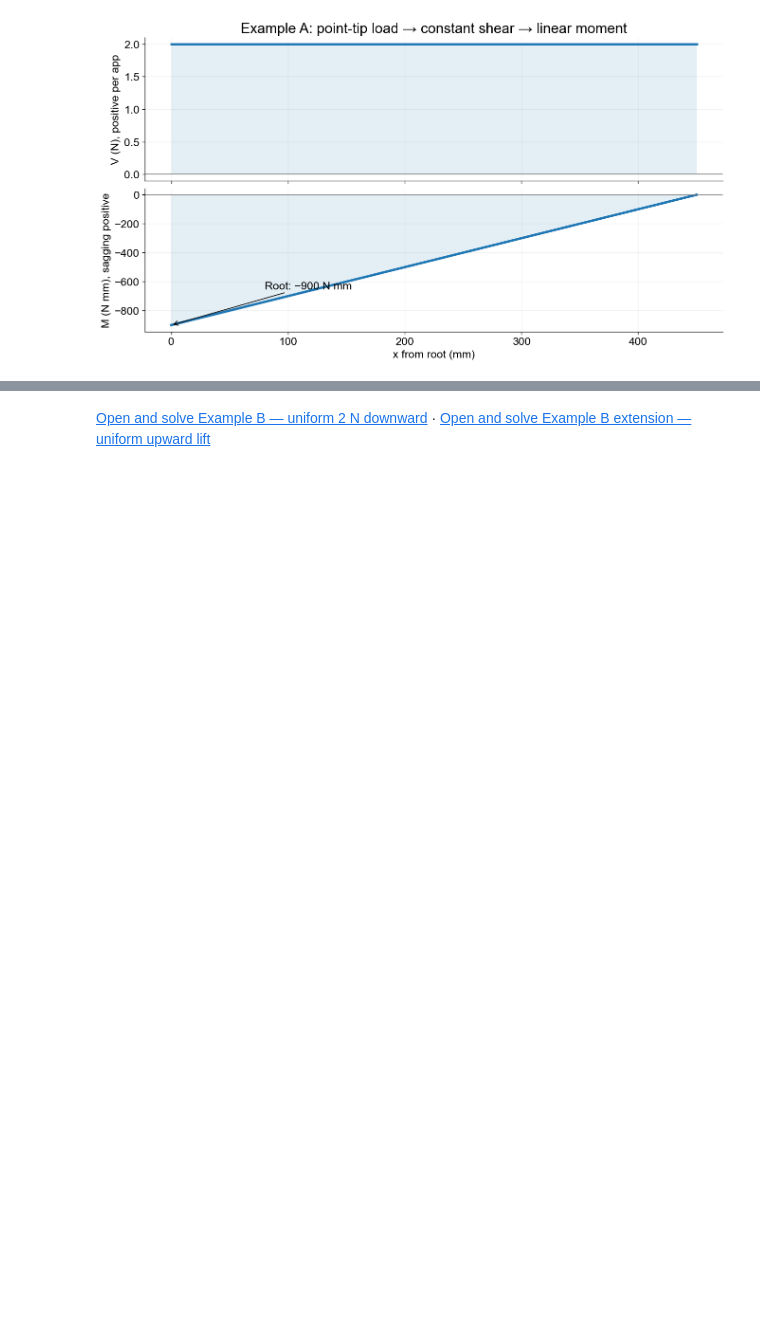
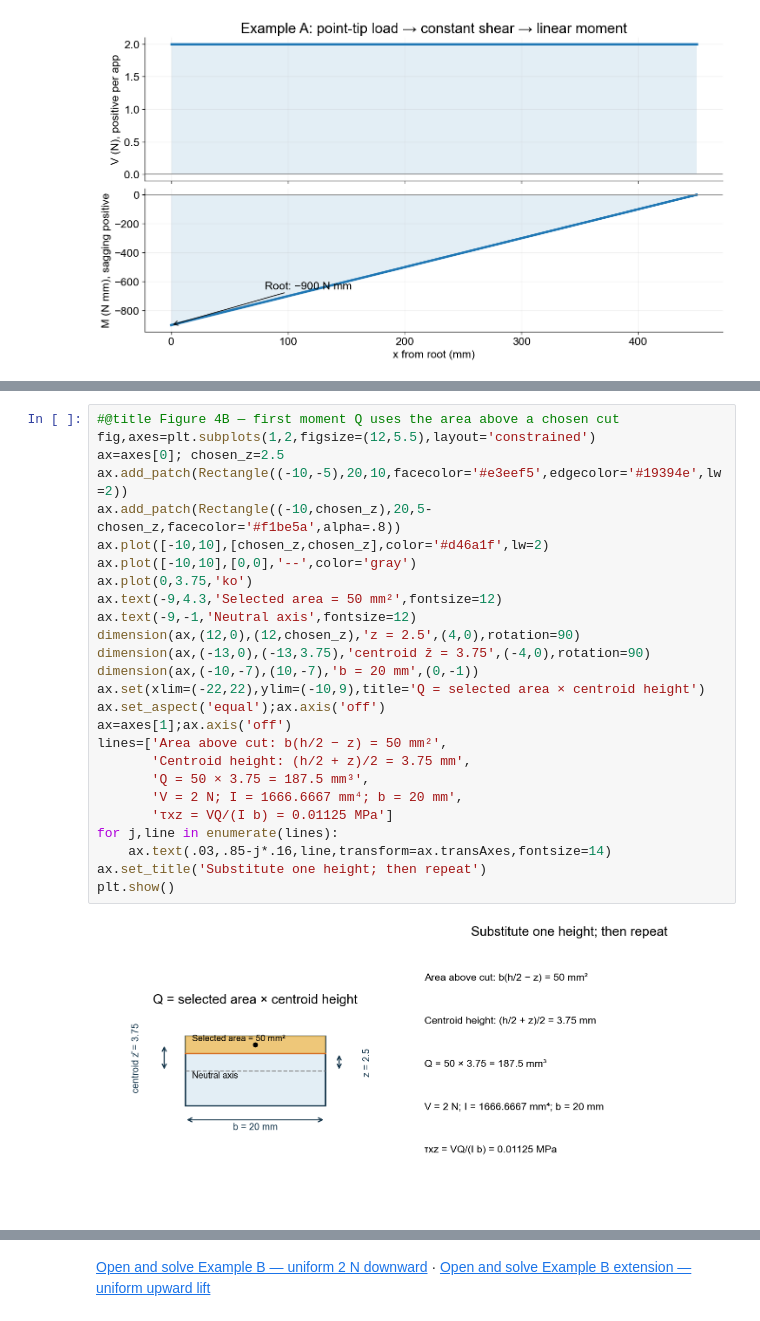
Before and after one commit to Ehsan-Roohi/Aerospace-Structures, a Jupyter notebook: notebooks/MIE446_Lecture_03_Beam_Reactions_Stress_and_Deflection.ipynb, the cells around one changed output, grey strips where cells are left out. Drawn from its saved outputs; the diff is of its cells as text; blank space fills up the shorter version.

```diff
--- a/notebooks/MIE446_Lecture_03_Beam_Reactions_Stress_and_Deflection.ipynb
+++ b/notebooks/MIE446_Lecture_03_Beam_Reactions_Stress_and_Deflection.ipynb
@@ -240,0 +338,28 @@ The tip slope is 0.06075 rad (about 3.48°). The predicted deflection is about 4
+# %%
+#@title Figure 4B — first moment Q uses the area above a chosen cut
+fig,axes=plt.subplots(1,2,figsize=(12,5.5),layout='constrained')
+ax=axes[0]; chosen_z=2.5
+ax.add_patch(Rectangle((-10,-5),20,10,facecolor='#e3eef5',edgecolor='#19394e',lw=2))
+ax.add_patch(Rectangle((-10,chosen_z),20,5-chosen_z,facecolor='#f1be5a',alpha=.8))
+ax.plot([-10,10],[chosen_z,chosen_z],color='#d46a1f',lw=2)
+ax.plot([-10,10],[0,0],'--',color='gray')
+ax.plot(0,3.75,'ko')
+ax.text(-9,4.3,'Selected area = 50 mm²',fontsize=12)
+ax.text(-9,-1,'Neutral axis',fontsize=12)
+dimension(ax,(12,0),(12,chosen_z),'z = 2.5',(4,0),rotation=90)
+dimension(ax,(-13,0),(-13,3.75),'centroid z̄ = 3.75',(-4,0),rotation=90)
+dimension(ax,(-10,-7),(10,-7),'b = 20 mm',(0,-1))
+ax.set(xlim=(-22,22),ylim=(-10,9),title='Q = selected area × centroid height')
+ax.set_aspect('equal');ax.axis('off')
+ax=axes[1];ax.axis('off')
+lines=['Area above cut: b(h/2 − z) = 50 mm²',
+       'Centroid height: (h/2 + z)/2 = 3.75 mm',
+       'Q = 50 × 3.75 = 187.5 mm³',
+       'V = 2 N; I = 1666.6667 mm⁴; b = 20 mm',
+       'τxz = VQ/(I b) = 0.01125 MPa']
+for j,line in enumerate(lines):
+    ax.text(.03,.85-j*.16,line,transform=ax.transAxes,fontsize=14)
+ax.set_title('Substitute one height; then repeat')
+plt.show()
+# %% [output]
+[figure, added]
```
Also changed, not shown: parts of 29 cells of this notebook, 5 other files.
